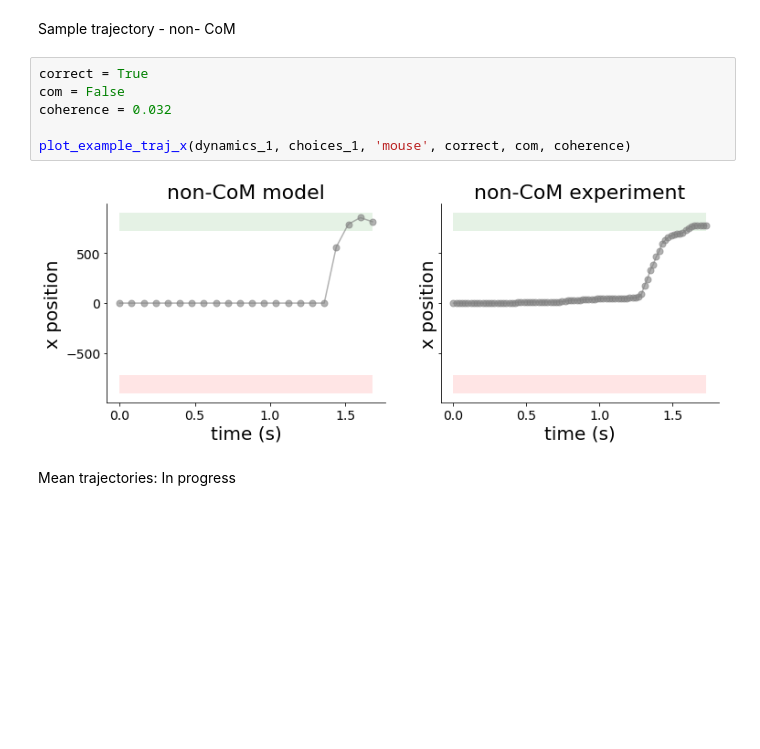
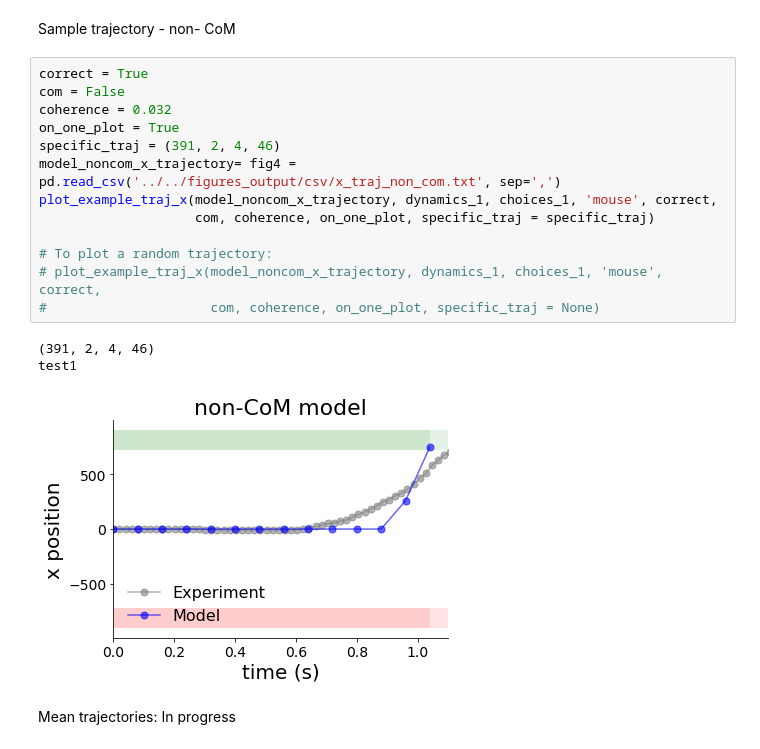
Before and after one commit to nidstigator/com_fixed_duration, a Jupyter notebook: plotting_code/notebooks/model_exp_sidebyside.ipynb, the cells around one changed output. Drawn from its saved outputs; the diff is of its cells as text; blank space fills up the shorter version.

```diff
--- a/plotting_code/notebooks/model_exp_sidebyside.ipynb
+++ b/plotting_code/notebooks/model_exp_sidebyside.ipynb
@@ -595,13 +647,22 @@ plot_example_traj_x(dynamics_1, choices_1, 'mouse', correct, com, coherence)
 # %% [markdown]
 Sample trajectory - non- CoM
-# %%
-correct = True
-com = False
-coherence = 0.032
-
-plot_example_traj_x(dynamics_1, choices_1, 'mouse', correct, com, coherence)
-# %% [output]
-[figure, removed]
+# %%
+correct = True
+com = False
+coherence = 0.032
+on_one_plot = True
+specific_traj = (391, 2, 4, 46)
+model_noncom_x_trajectory= fig4 = pd.read_csv('../../figures_output/csv/x_traj_non_com.txt', sep=',')
+plot_example_traj_x(model_noncom_x_trajectory, dynamics_1, choices_1, 'mouse', correct,
+                    com, coherence, on_one_plot, specific_traj = specific_traj)
+
+# To plot a random trajectory:
+# plot_example_traj_x(model_noncom_x_trajectory, dynamics_1, choices_1, 'mouse', correct,
+#                     com, coherence, on_one_plot, specific_traj = None)
+# %% [output]
+(391, 2, 4, 46)
+test1
+[figure, added]
 # %% [markdown]
 Mean trajectories: In progress
 # %%
```
Also changed, not shown: parts of 24 cells of this notebook, 41 other files.
